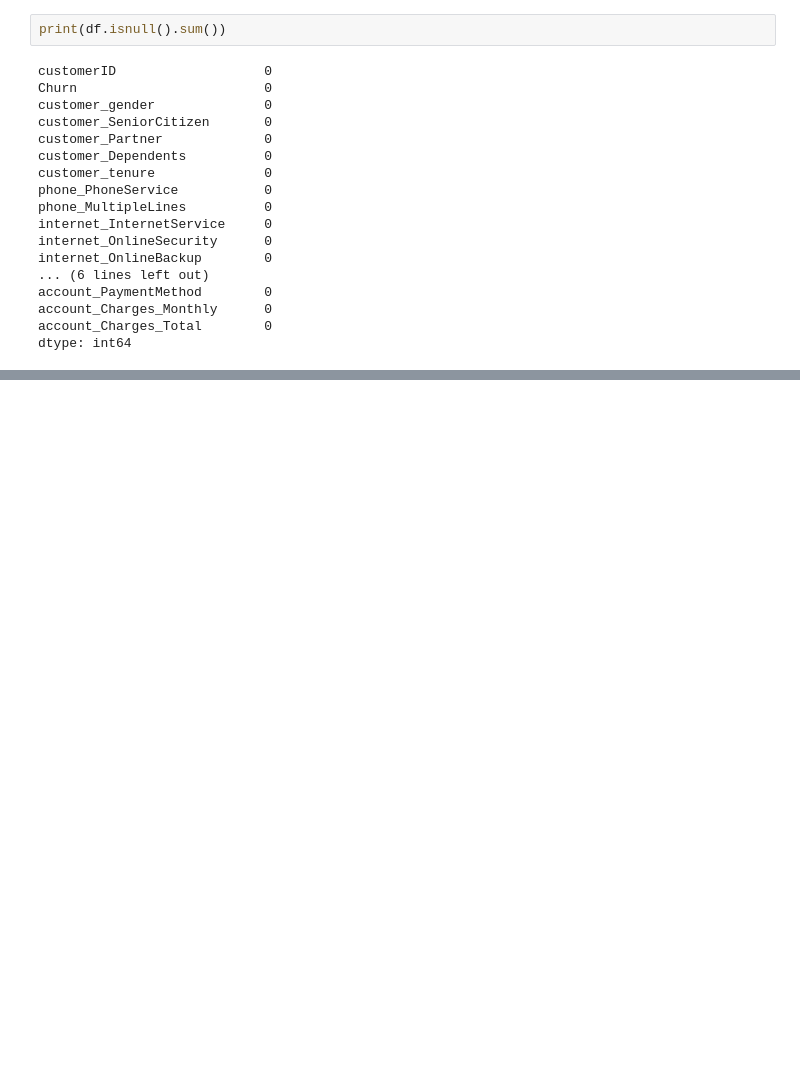
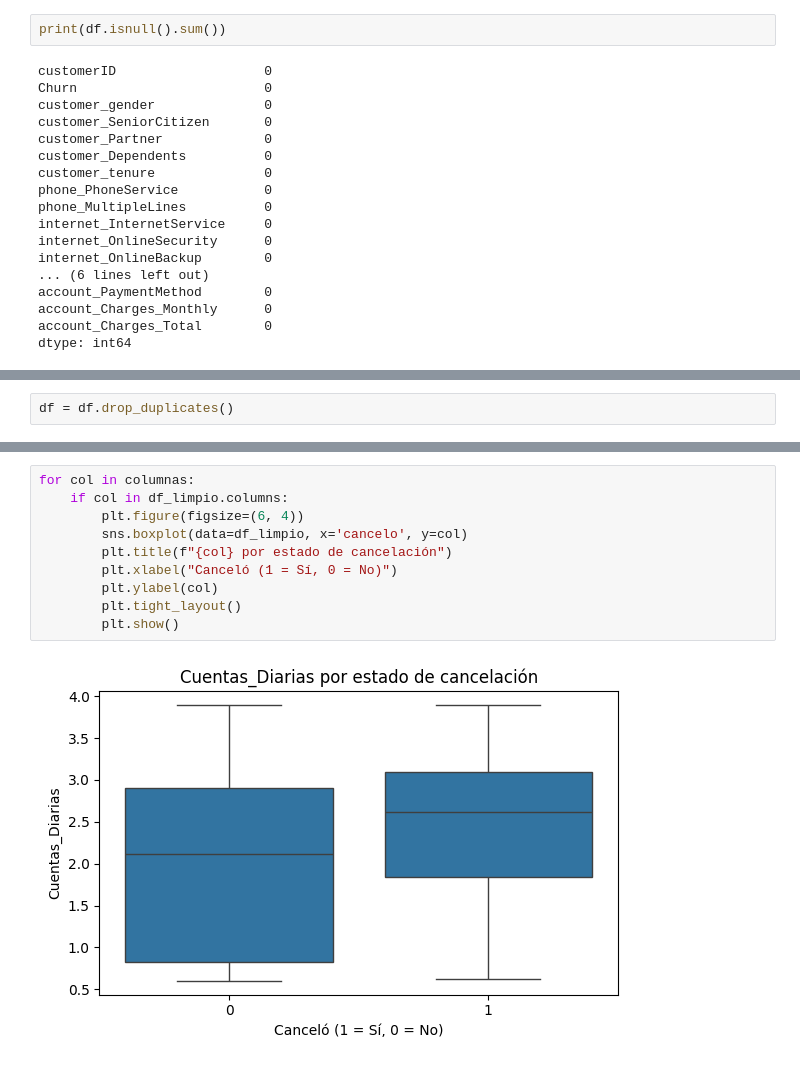
Before and after one commit to gloriagutierrez2025/Challenger_Telecom, a Jupyter notebook: Untitled2.ipynb, the cells around one changed output, grey strips where cells are left out. Cells and saved outputs as stored; diff of their text form; blank space fills up the shorter version.

```diff
--- a/Untitled2.ipynb
+++ b/Untitled2.ipynb
@@ -149,0 +162,2 @@ dtype: int64
+# %%
+df = df.drop_duplicates()
@@ -149,0 +548,12 @@ dtype: int64
+# %%
+for col in columnas:
+    if col in df_limpio.columns:
+        plt.figure(figsize=(6, 4))
+        sns.boxplot(data=df_limpio, x='cancelo', y=col)
+        plt.title(f"{col} por estado de cancelación")
+        plt.xlabel("Canceló (1 = Sí, 0 = No)")
+        plt.ylabel(col)
+        plt.tight_layout()
+        plt.show()
+# %% [output]
+[figure, added]
```
Also changed, not shown: parts of 33 cells of this notebook.
